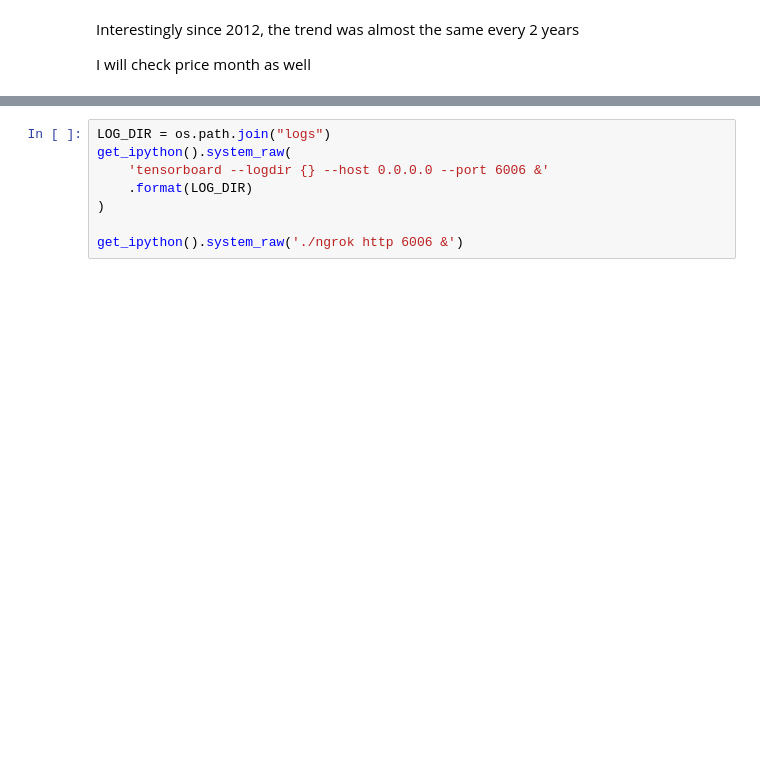
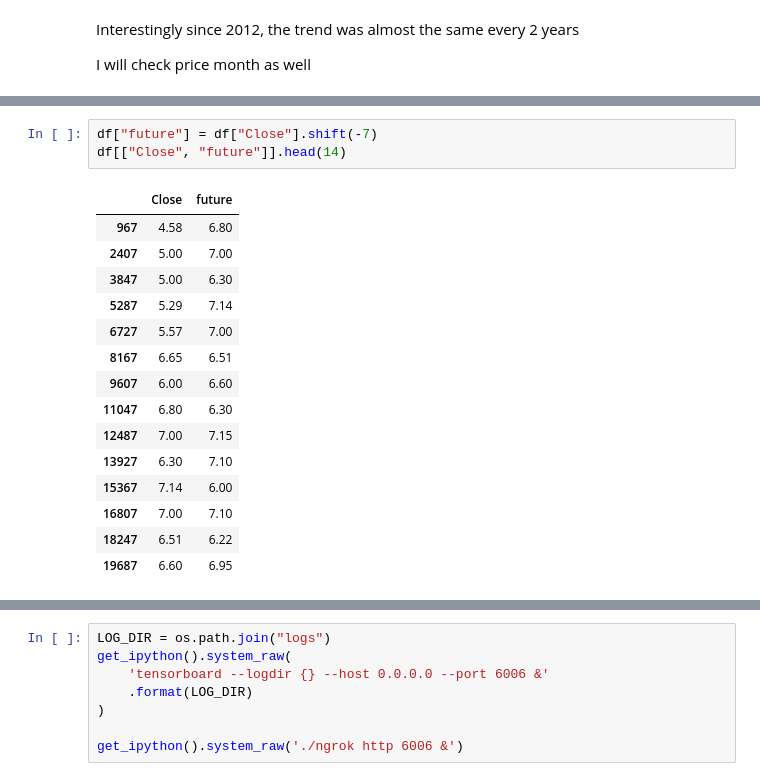
Before and after one commit to atsushii/CryptoCurrencyPortfoilo, a Jupyter notebook: CryptoCurrencyPricePredict.ipynb, the cells around one changed output, grey strips where cells are left out. Drawn from its saved outputs; the diff is of its cells as text; blank space fills up the shorter version.

```diff
--- a/CryptoCurrencyPricePredict.ipynb
+++ b/CryptoCurrencyPricePredict.ipynb
@@ -199,0 +182,19 @@ y = y[:-prediction_days]
+# %%
+df["future"] = df["Close"].shift(-7)
+df[["Close", "future"]].head(14)
+# %% [output]
+|  | Close | future |
+| 967 | 4.58 | 6.80 |
+| 2407 | 5.00 | 7.00 |
+| 3847 | 5.00 | 6.30 |
+| 5287 | 5.29 | 7.14 |
+| 6727 | 5.57 | 7.00 |
+| 8167 | 6.65 | 6.51 |
+| 9607 | 6.00 | 6.60 |
+| 11047 | 6.80 | 6.30 |
+| 12487 | 7.00 | 7.15 |
+| 13927 | 6.30 | 7.10 |
+| 15367 | 7.14 | 6.00 |
+| 16807 | 7.00 | 7.10 |
+| 18247 | 6.51 | 6.22 |
+| 19687 | 6.60 | 6.95 |
```
Also changed, not shown: parts of 26 cells of this notebook.
